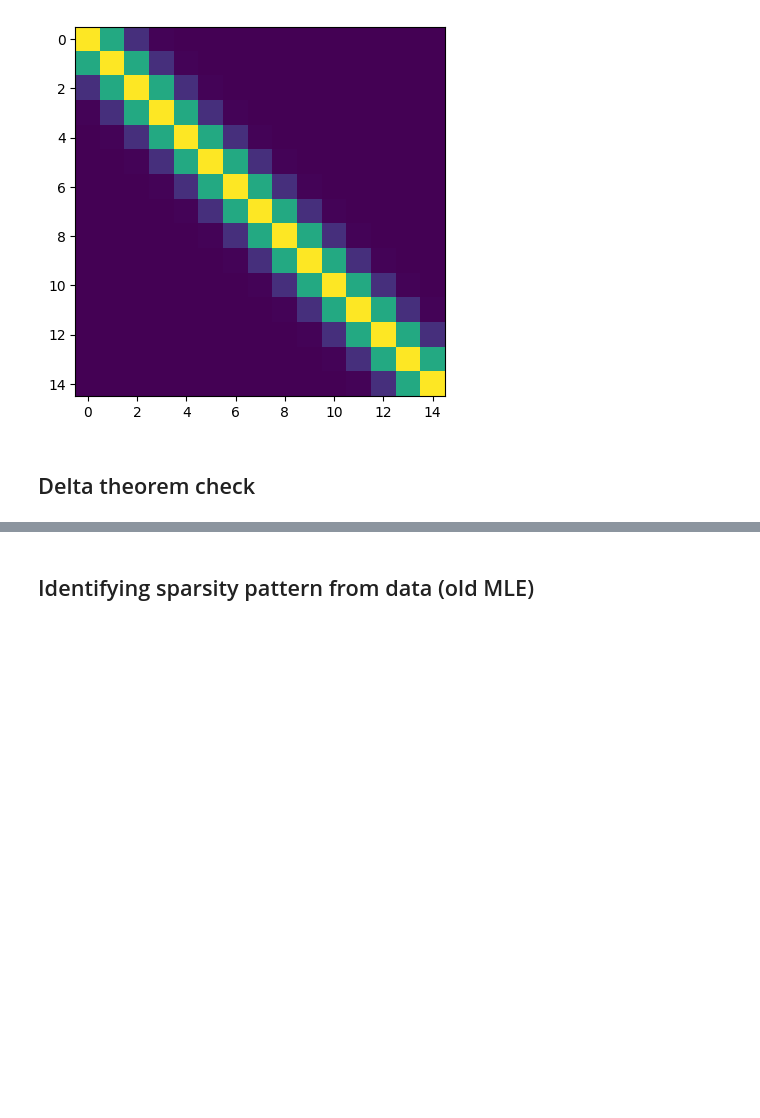
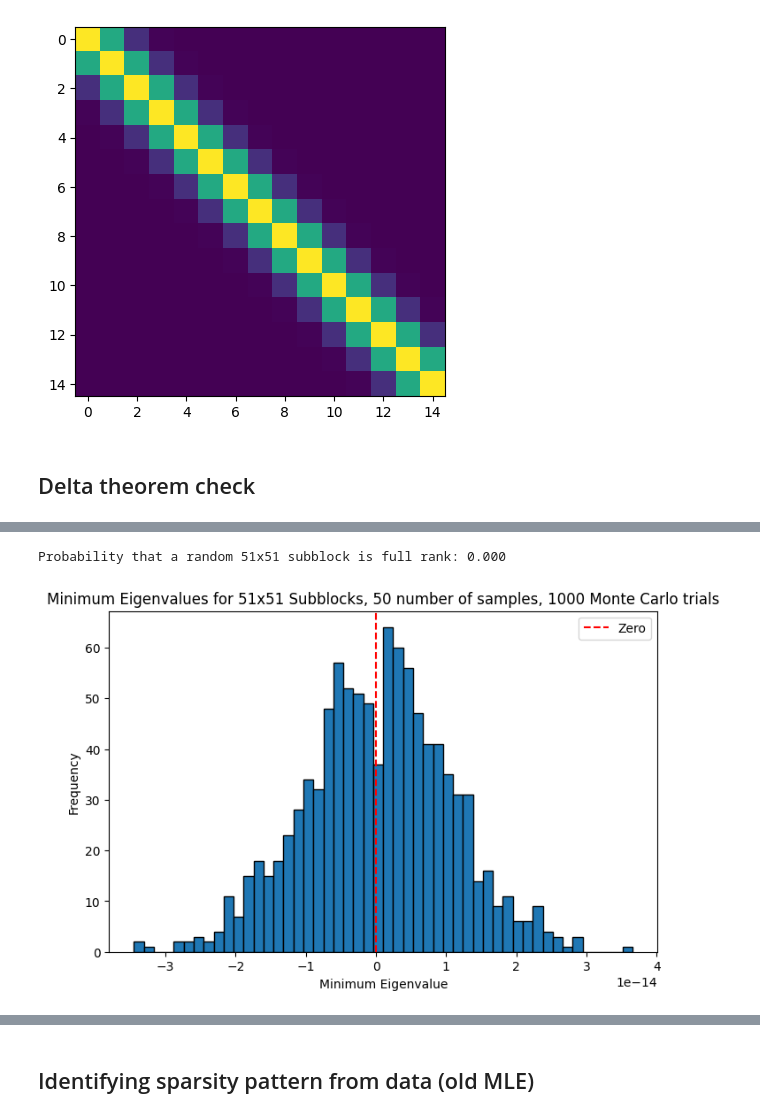
Before and after one commit to kingsleyyeon/PrecisionMatEst, a Jupyter notebook: PrecisionMatCholesky.ipynb, the cells around one changed output, grey strips where cells are left out. Saved outputs shown, nothing was run; the diff lists cells and outputs as text; code cells hidden in the pictures; blank space fills up the shorter version.

```diff
--- a/PrecisionMatCholesky.ipynb
+++ b/PrecisionMatCholesky.ipynb
@@ -410,0 +809,79 @@ Predicted asymptotic variances (diagonals): [0.31606028 0.76412835 0.9867958  0.
+# %%
+import numpy as np
+import matplotlib.pyplot as plt
+
+def simulate_full_rank_subblock(n=200, m=50, s=30, iterations=1000, tol=1e-8):
+    """
+    Simulates the formation of A = L^T L with L drawn from i.i.d. Gaussian entries
+    (representing sub-Gaussian random variables) and checks the full rank property for
+    randomly selected s x s principal subblocks of A.
+
+    Parameters:
+      n : int
+          Size of the covariance matrix A (n x n).
+      m : int
+          Sample size (number of rows in L); note that m << n.
+      s : int
+          Size of the subblock (s x s) to be examined; we require s <= m.
+      iterations : int
+          Number of simulation runs.
+      tol : float
+          Tolerance for determining whether an eigenvalue is positive.
+
+    Returns:
+      probability : float
+          The empirical probability that a random s x s subblock is full rank.
+      min_eigenvalues : list of floats
+          The minimum eigenvalues of the subblocks over the simulation runs.
+    """
+    count_full_rank = 0
+    min_eigenvalues = []
+
+    for _ in range(iterations):
+        # Generate L: m x n with i.i.d. standard Gaussian entries
+        L = np.random.randn(m, n)
+        # Form A = L^T L (which is n x n and has rank at most m)
+        A = L.T @ L
+        # print('Det of A:', np.linalg.det(A))
+
+        # Randomly choose s indices out of n (the indices for the subblock)
+        indices = np.sort(np.random.choice(n, s, replace=False))
+        # Extract the s x s principal submatrix A_S corresponding to these indices
+        A_S = A[np.ix_(indices, indices)]
+
+        # Compute eigenvalues of the submatrix
+        eigvals = np.linalg.eigvalsh(A_S)
+        min_eig = np.min(eigvals)
+        min_eigenvalues.append(min_eig)
+
+        # Determine the numerical rank by counting eigenvalues above a tolerance
+        rank = np.sum(eigvals > tol)
+        if rank == s:
+            count_full_rank += 1
+
+    probability = count_full_rank / iterations
+    return probability, min_eigenvalues
+
+if __name__ == "__main__":
+    # Parameters: choose n, m, and s so that s <= m and m << n.
+    n = 200     # Total dimension of the covariance matrix
+    m = 50      # Number of samples (effective rank is at most m)
+    s = 51      # Subblock size (ensure s <= m)
+    iterations = 1000   # Number of trials for the simulation
+
+    prob, min_eigs = simulate_full_rank_subblock(n=n, m=m, s=s, iterations=iterations)
+    print(f"Probability that a random {s}x{s} subblock is full rank: {prob:.3f}")
+
+    # Plot a histogram of the minimum eigenvalues of the s x s subblocks.
+    plt.figure(figsize=(8, 5))
+    plt.hist(min_eigs, bins=50, edgecolor='black')
+    plt.title(f"Minimum Eigenvalues for {s}x{s} Subblocks, {m} number of samples, 1000 Monte Carlo trials")
+    plt.xlabel("Minimum Eigenvalue")
+    plt.ylabel("Frequency")
+    plt.axvline(x=0, color='red', linestyle='--', label="Zero")
+    plt.legend()
+    # plt.savefig('subblockeigs2.png', dpi=300)
+    plt.show()
+# %% [output]
+Probability that a random 51x51 subblock is full rank: 0.000
+[figure, added]
```
Also changed, not shown: parts of 10 cells of this notebook.
